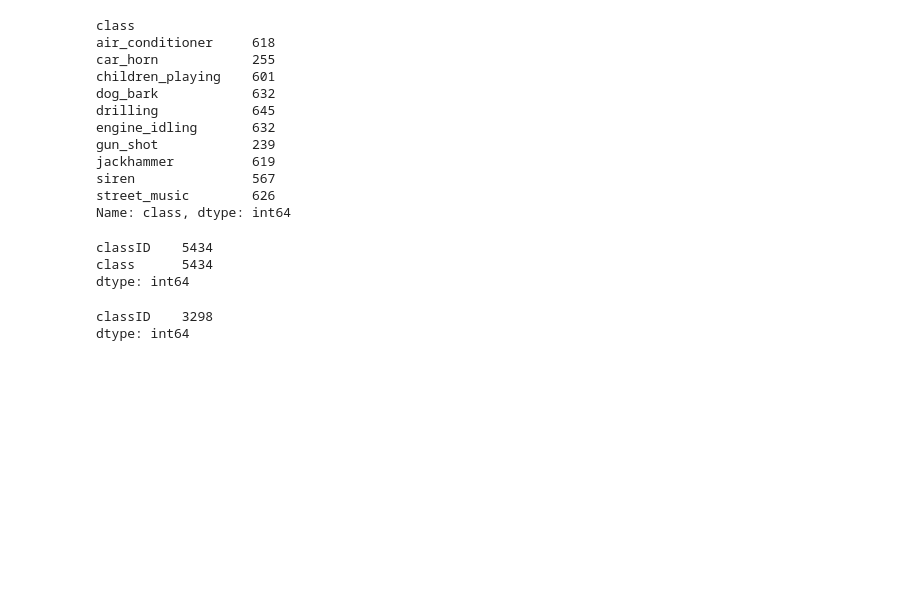
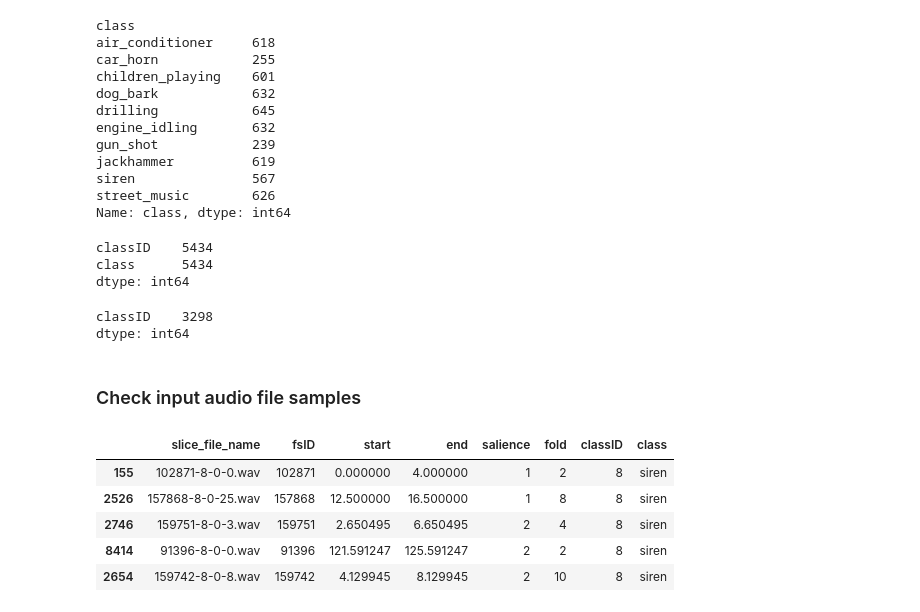
Before and after one commit to pascalsto/Urban-Sound-Classification, a Jupyter notebook: Classification.ipynb, the cells around one changed output. Saved outputs shown, nothing was run; the diff lists cells and outputs as text; code cells hidden in the pictures; blank space fills up the shorter version.

```diff
--- a/Classification.ipynb
+++ b/Classification.ipynb
@@ -113,3 +113,15 @@ valid_test_data.count()
 # %% [output]
 classID    3298
 dtype: int64
+# %% [markdown]
+### Check input audio file samples
+# %%
+# Siren has iconic spectrogram
+train_input[train_input['class']=='siren'].head()
+# %% [output]
+|  | slice_file_name | fsID | start | end | salience | fold | classID | class |
+| 155 | 102871-8-0-0.wav | 102871 | 0.000000 | 4.000000 | 1 | 2 | 8 | siren |
+| 2526 | 157868-8-0-25.wav | 157868 | 12.500000 | 16.500000 | 1 | 8 | 8 | siren |
+| 2746 | 159751-8-0-3.wav | 159751 | 2.650495 | 6.650495 | 2 | 4 | 8 | siren |
+| 8414 | 91396-8-0-0.wav | 91396 | 121.591247 | 125.591247 | 2 | 2 | 8 | siren |
+| 2654 | 159742-8-0-8.wav | 159742 | 4.129945 | 8.129945 | 2 | 10 | 8 | siren |
```
Also changed, not shown: parts of 4 cells of this notebook.
